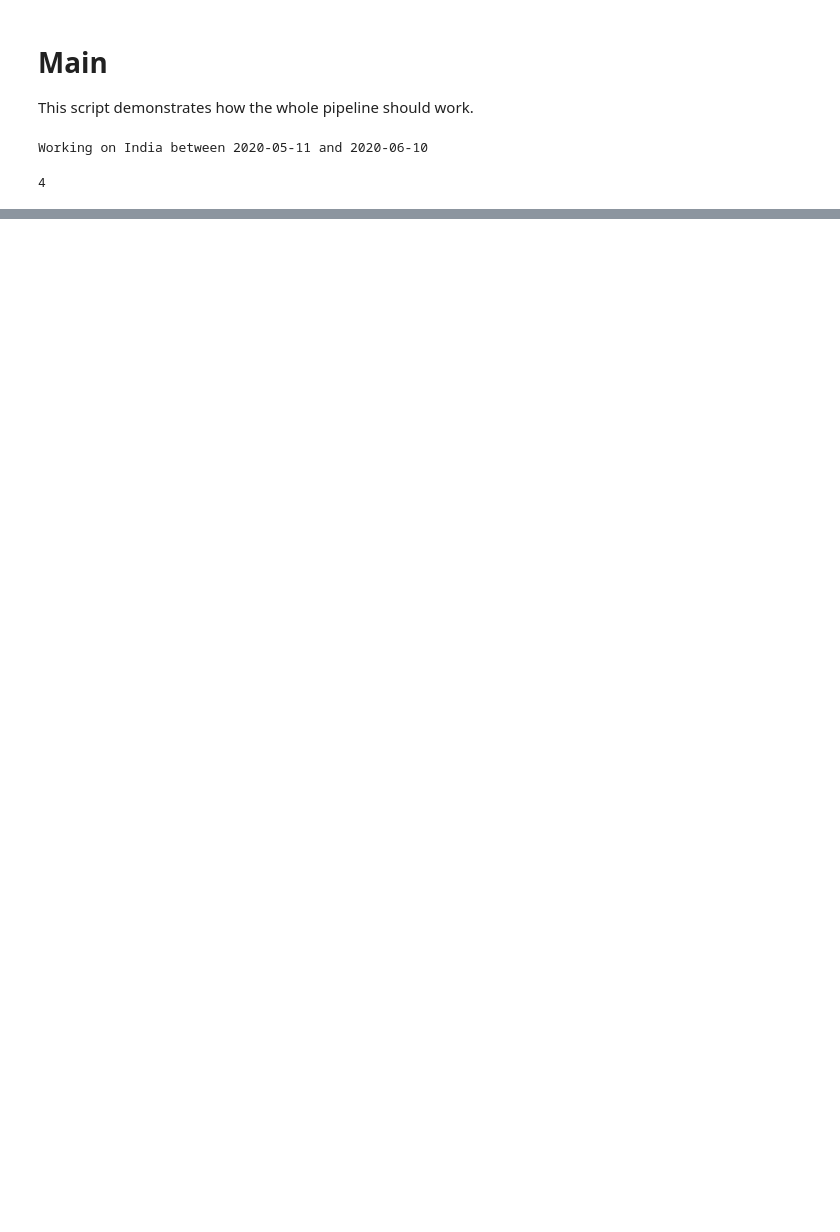
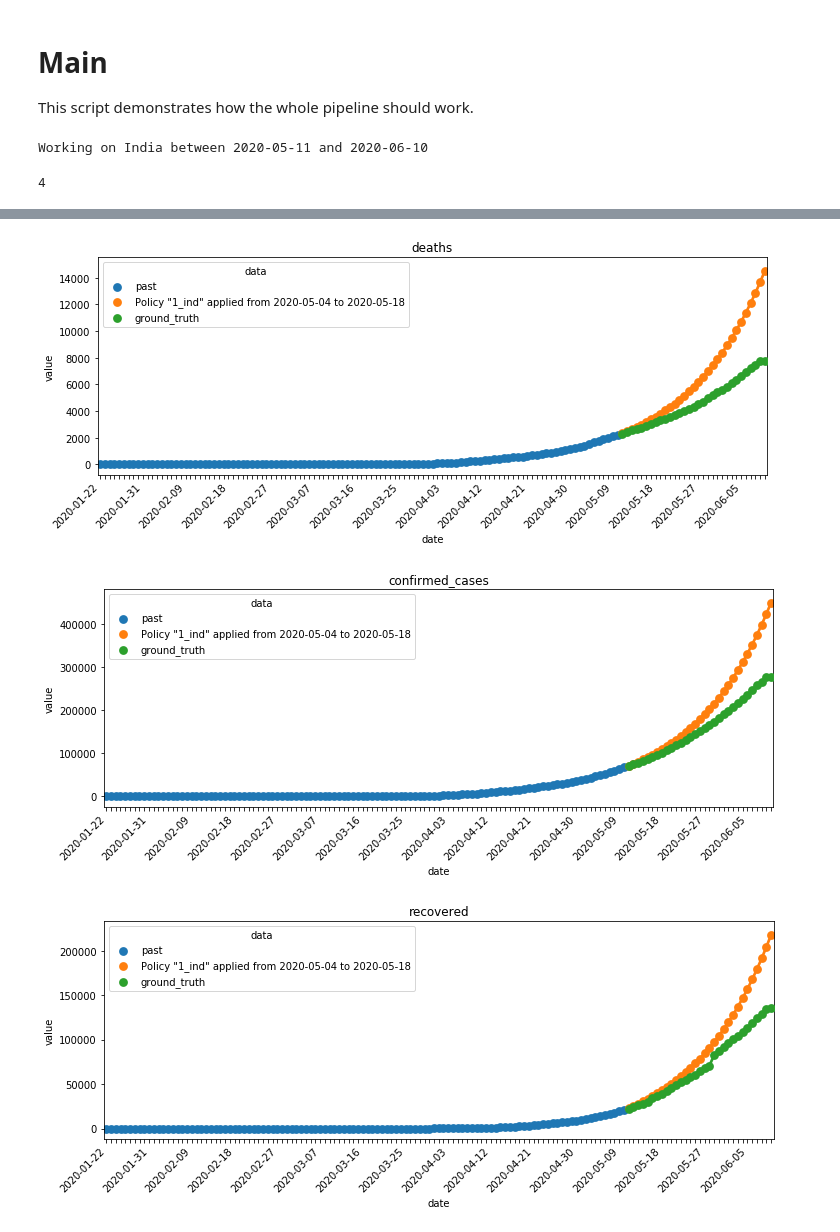
Before and after one commit to Auquan/help_project, a Jupyter notebook: src/main.ipynb, the cells around one changed output, grey strips where cells are left out. Saved outputs shown, nothing was run; the diff lists cells and outputs as text; code cells hidden in the pictures; blank space fills up the shorter version.

```diff
--- a/src/main.ipynb
+++ b/src/main.ipynb
@@ -206,0 +143,17 @@ DatetimeIndex(['2020-01-22', '2020-01-23', '2020-01-24', '2020-01-25',
+# %%
+# Re-run pareto health models to retrieve predictions
+predictions = {
+    describe_policy(result.solution.policies[0].policy): wrapped_health_model.run(result.solution)
+    for result in results
+}
+
+visualization.Visualization.plot_health_timeseries(
+    ['deaths', 'confirmed_cases', 'recovered'],
+    past_data=past_health_data,
+    predictions=predictions,
+    ground_truth=future_health_data,
+)
+# %% [output]
+[figure, added]
+[figure, added]
+[figure, added]
```
Also changed, not shown: parts of 10 cells of this notebook, 6 other files.
